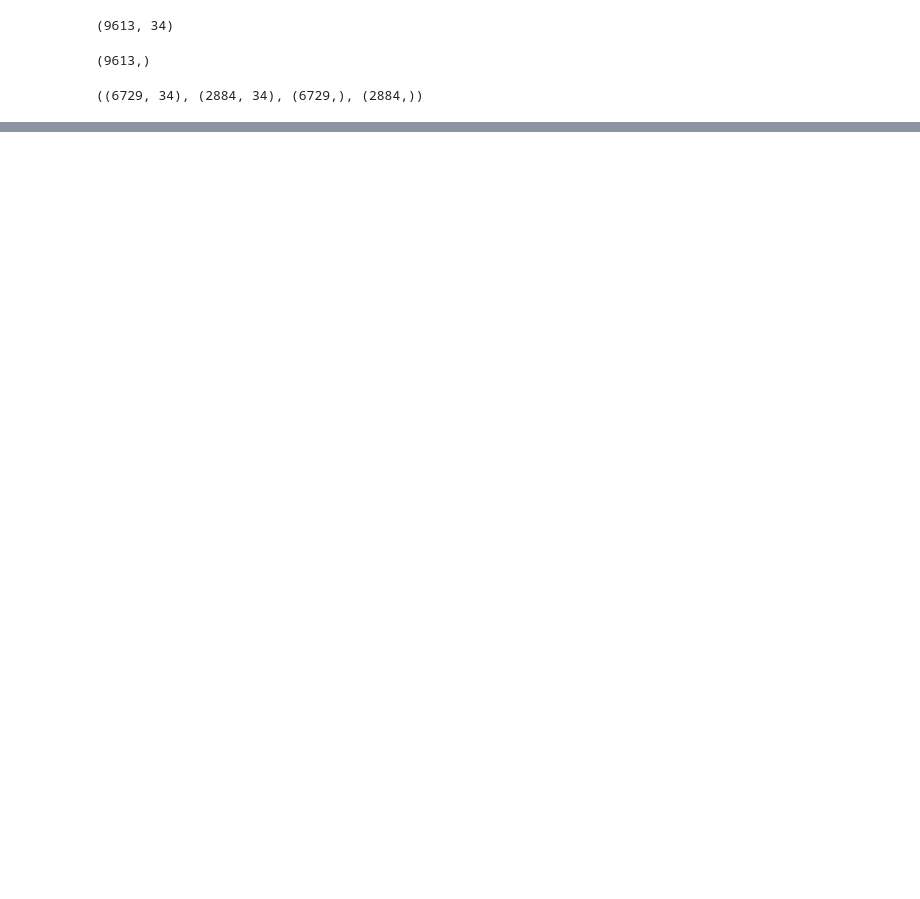
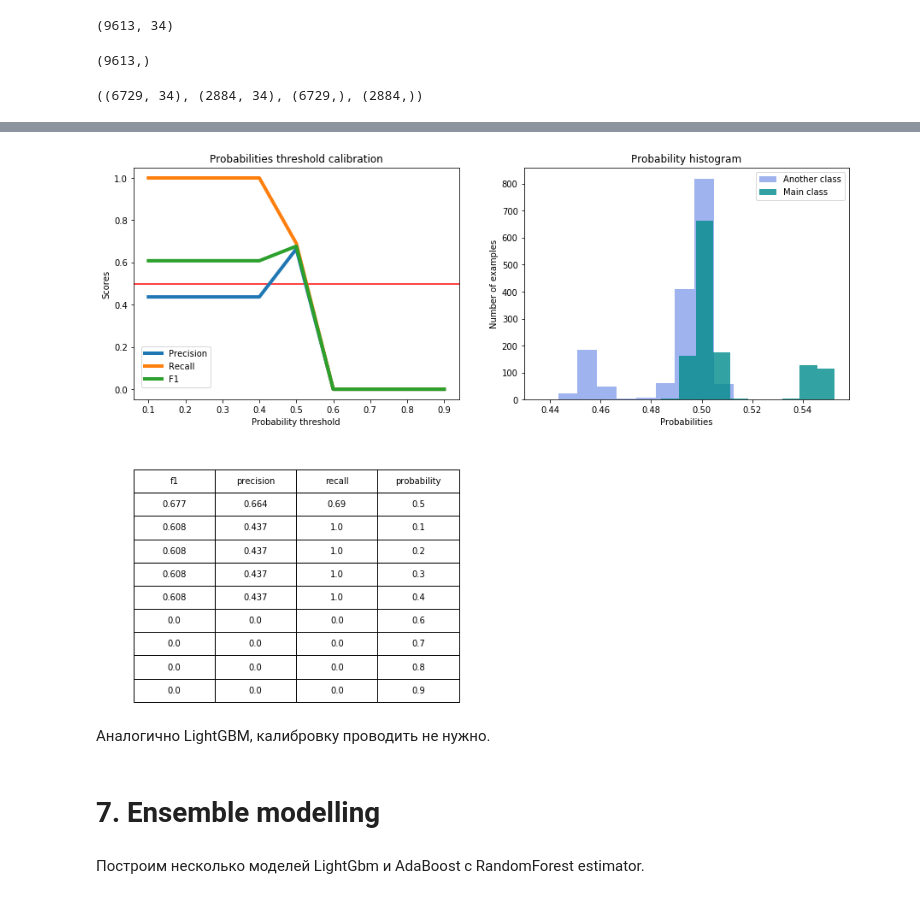
Before and after one commit to doksketch/to-give-or-not-to-give, a Jupyter notebook: credit_scoring.ipynb, the cells around one changed output, grey strips where cells are left out. Saved outputs shown, nothing was run; the diff lists cells and outputs as text; code cells hidden in the pictures; blank space fills up the shorter version.

```diff
--- a/credit_scoring.ipynb
+++ b/credit_scoring.ipynb
@@ -1023,0 +1167,9 @@ with open('lgbm_model.pickle', 'wb') as f:
+# %%
+ada.fit(X_train, y_train)
+y_test_proba = ada.predict_proba(X_test)[:, 1]
+# %%
+show_proba_calibration_plots(y_test_proba, y_test)
+# %% [output]
+[figure, added]
+# %% [markdown]
+Аналогично LightGBM, калибровку проводить не нужно.
@@ -1023,0 +1179,4 @@ with open('lgbm_model.pickle', 'wb') as f:
+# %% [markdown]
+# 7. Ensemble modelling<a class="anchor" id="ensmod"></a>
+# %% [markdown]
+Построим несколько моделей LightGbm и AdaBoost c RandomForest estimator.
```
Also changed, not shown: parts of 62 cells of this notebook.
